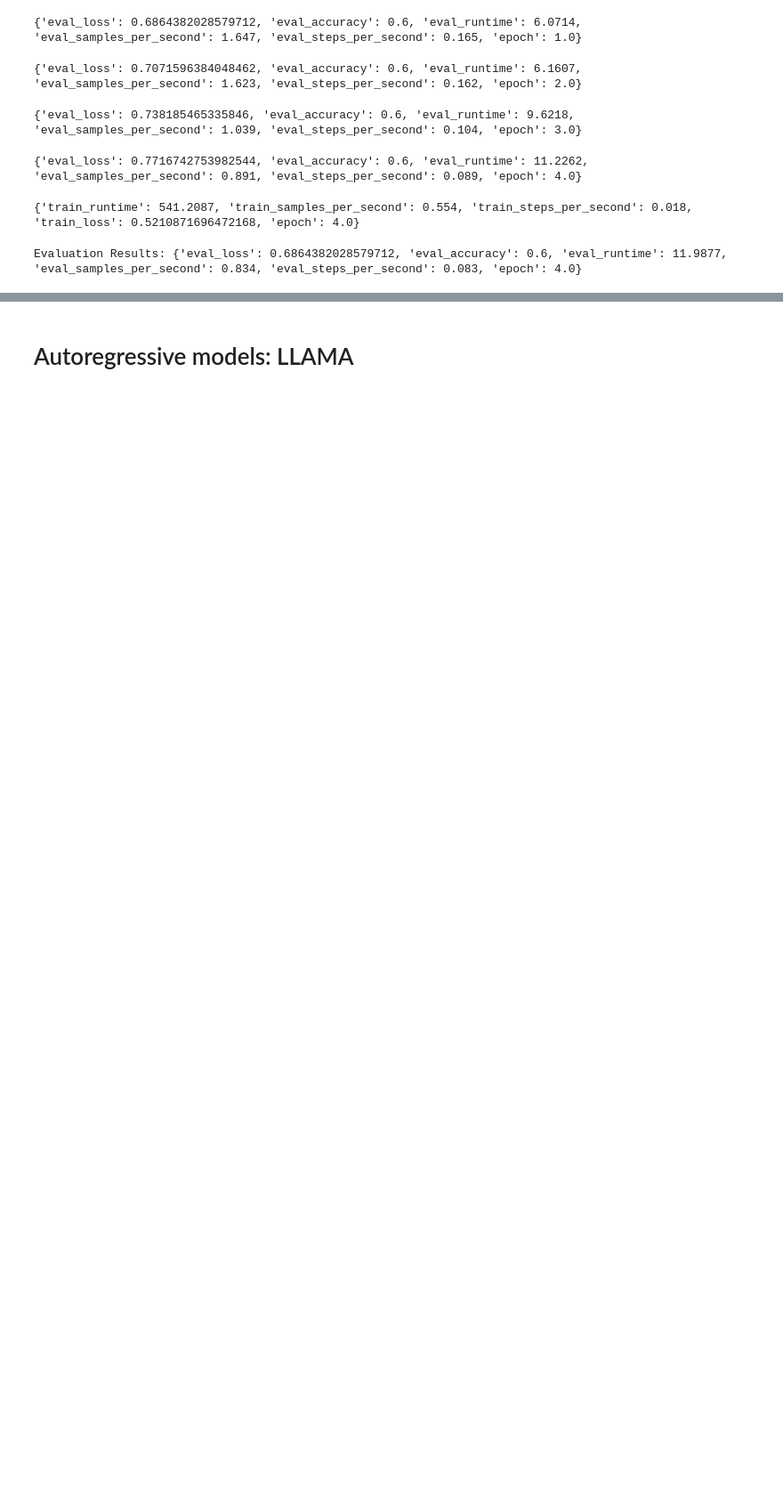
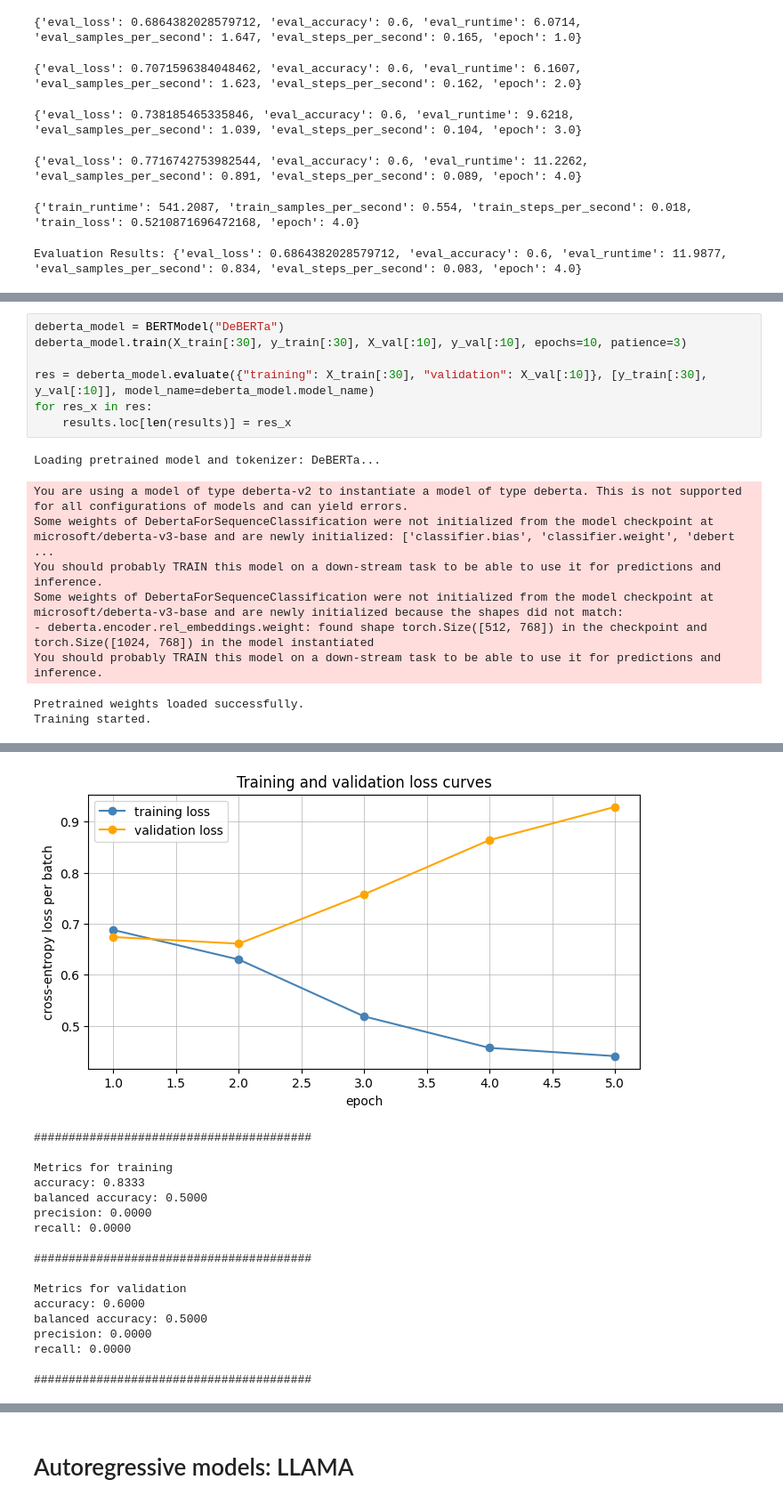
Before and after one commit to henrform/NLP_24W_VSHJ, a Jupyter notebook: challenges/challenges.ipynb, the cells around one changed output, grey strips where cells are left out. Shown at 89% size. Cells and saved outputs as stored; diff of their text form; blank space fills up the shorter version.

```diff
--- a/challenges/challenges.ipynb
+++ b/challenges/challenges.ipynb
@@ -117,0 +217,17 @@ Evaluation Results: {'eval_loss': 0.6864382028579712, 'eval_accuracy': 0.6, 'eva
+# %%
+deberta_model = BERTModel("DeBERTa")
+deberta_model.train(X_train[:30], y_train[:30], X_val[:10], y_val[:10], epochs=10, patience=3)
+
+res = deberta_model.evaluate({"training": X_train[:30], "validation": X_val[:10]}, [y_train[:30], y_val[:10]], model_name=deberta_model.model_name)
+for res_x in res:
+    results.loc[len(results)] = res_x
+# %% [output]
+Loading pretrained model and tokenizer: DeBERTa...
+You are using a model of type deberta-v2 to instantiate a model of type deberta. This is not supported for all configurations of models and can yield errors.
+Some weights of DebertaForSequenceClassification were not initialized from the model checkpoint at microsoft/deberta-v3-base and are newly initialized: ['classifier.bias', 'classifier.weight', 'debert ...
+You should probably TRAIN this model on a down-stream task to be able to use it for predictions and inference.
+Some weights of DebertaForSequenceClassification were not initialized from the model checkpoint at microsoft/deberta-v3-base and are newly initialized because the shapes did not match:
+- deberta.encoder.rel_embeddings.weight: found shape torch.Size([512, 768]) in the checkpoint and torch.Size([1024, 768]) in the model instantiated
+You should probably TRAIN this model on a down-stream task to be able to use it for predictions and inference.
+Pretrained weights loaded successfully.
+Training started.
@@ -117,0 +248,18 @@ Evaluation Results: {'eval_loss': 0.6864382028579712, 'eval_accuracy': 0.6, 'eva
+[figure, added]
+########################################
+
+Metrics for training
+accuracy: 0.8333
+balanced accuracy: 0.5000
+precision: 0.0000
+recall: 0.0000
+
+########################################
+
+Metrics for validation
+accuracy: 0.6000
+balanced accuracy: 0.5000
+precision: 0.0000
+recall: 0.0000
+
+########################################
```
Also changed, not shown: parts of 11 cells of this notebook, 1 other file.
